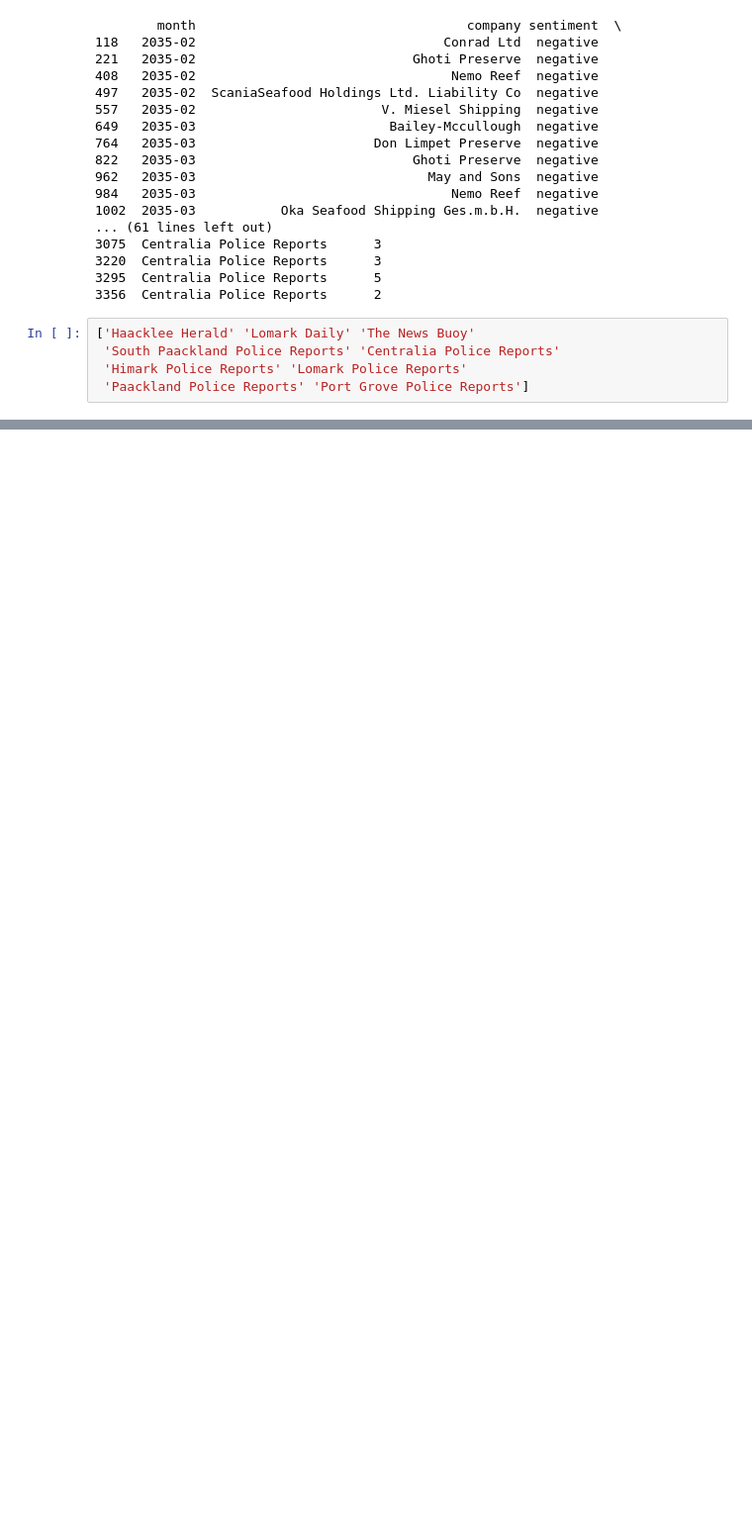
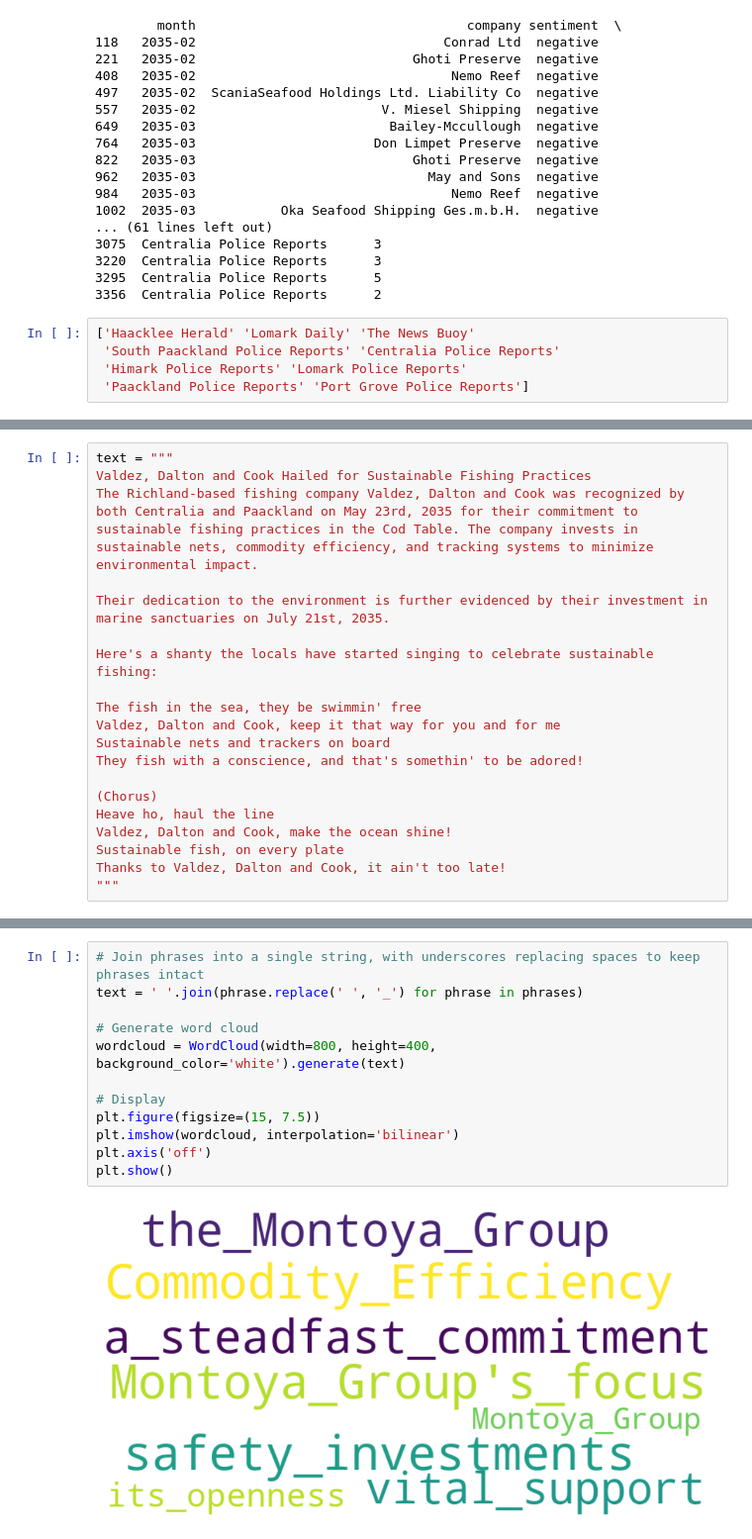
Before and after one commit to andrei-lucian/visual_analytics, a Jupyter notebook: MC1/mc1.ipynb, the cells around one changed output, grey strips where cells are left out. Shown: that part at 99% size. Drawn from its saved outputs; the diff is of its cells as text; blank space fills up the shorter version.

Commit message:
initial wordcloud implementation

```diff
--- a/MC1/mc1.ipynb
+++ b/MC1/mc1.ipynb
@@ -425,0 +435,20 @@ Name: count, dtype: int64
+# %%
+text = """
+Valdez, Dalton and Cook Hailed for Sustainable Fishing Practices
+The Richland-based fishing company Valdez, Dalton and Cook was recognized by both Centralia and Paackland on May 23rd, 2035 for their commitment to sustainable fishing practices in the Cod Table. The company invests in sustainable nets, commodity efficiency, and tracking systems to minimize environmental impact.
+
+Their dedication to the environment is further evidenced by their investment in marine sanctuaries on July 21st, 2035.
+
+Here's a shanty the locals have started singing to celebrate sustainable fishing:
+
+The fish in the sea, they be swimmin' free
+Valdez, Dalton and Cook, keep it that way for you and for me
+Sustainable nets and trackers on board
+They fish with a conscience, and that's somethin' to be adored!
+
+(Chorus)
+Heave ho, haul the line
+Valdez, Dalton and Cook, make the ocean shine!
+Sustainable fish, on every plate
+Thanks to Valdez, Dalton and Cook, it ain't too late!
+"""
@@ -425,0 +547,14 @@ Name: count, dtype: int64
+# %%
+# Join phrases into a single string, with underscores replacing spaces to keep phrases intact
+text = ' '.join(phrase.replace(' ', '_') for phrase in phrases)
+
+# Generate word cloud
+wordcloud = WordCloud(width=800, height=400, background_color='white').generate(text)
+
+# Display
+plt.figure(figsize=(15, 7.5))
+plt.imshow(wordcloud, interpolation='bilinear')
+plt.axis('off')
+plt.show()
+# %% [output]
+[figure, added]
```
Also changed, not shown: parts of 11 cells of this notebook, 5 other files.
